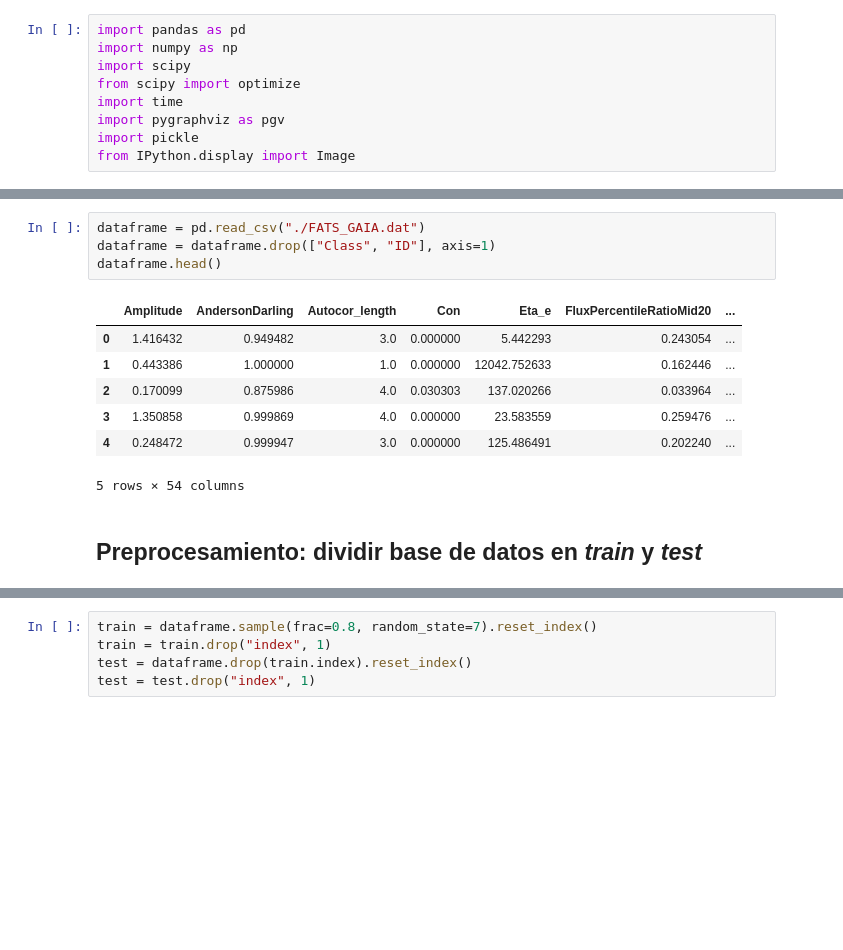
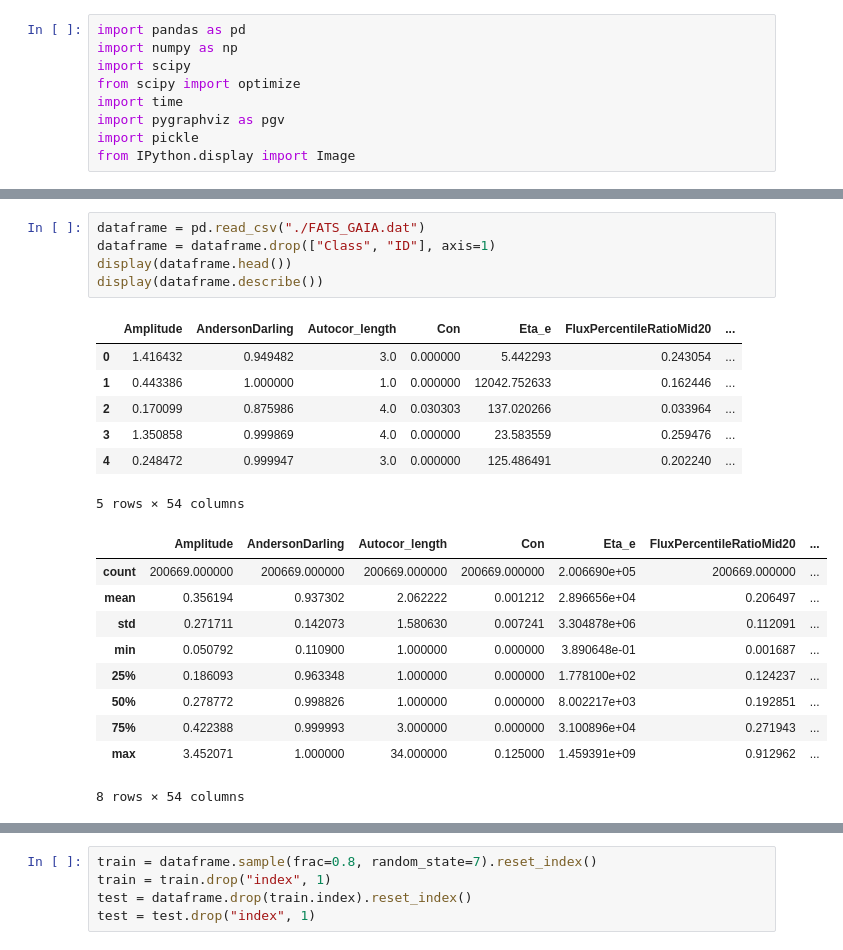
Before and after one commit to diflores/regression-tree, a Jupyter notebook: T02.ipynb, the cells around one changed output, grey strips where cells are left out. Drawn from its saved outputs; the diff is of its cells as text; blank space fills up the shorter version.

```diff
--- a/T02.ipynb
+++ b/T02.ipynb
@@ -10,14 +28,23 @@ from IPython.display import Image
 # %%
 dataframe = pd.read_csv("./FATS_GAIA.dat")
 dataframe = dataframe.drop(["Class", "ID"], axis=1)
-dataframe.head()
+display(dataframe.head())
+display(dataframe.describe())
 # %% [output]
 |  | Amplitude | AndersonDarling | Autocor_length | Con | Eta_e | FluxPercentileRatioMid20 | ... |
 | 0 | 1.416432 | 0.949482 | 3.0 | 0.000000 | 5.442293 | 0.243054 | ... |
 | 1 | 0.443386 | 1.000000 | 1.0 | 0.000000 | 12042.752633 | 0.162446 | ... |
 | 2 | 0.170099 | 0.875986 | 4.0 | 0.030303 | 137.020266 | 0.033964 | ... |
 | 3 | 1.350858 | 0.999869 | 4.0 | 0.000000 | 23.583559 | 0.259476 | ... |
 | 4 | 0.248472 | 0.999947 | 3.0 | 0.000000 | 125.486491 | 0.202240 | ... |
 5 rows × 54 columns
+|  | Amplitude | AndersonDarling | Autocor_length | Con | Eta_e | FluxPercentileRatioMid20 | ... |
+| count | 200669.000000 | 200669.000000 | 200669.000000 | 200669.000000 | 2.006690e+05 | 200669.000000 | ... |
+| mean | 0.356194 | 0.937302 | 2.062222 | 0.001212 | 2.896656e+04 | 0.206497 | ... |
+| std | 0.271711 | 0.142073 | 1.580630 | 0.007241 | 3.304878e+06 | 0.112091 | ... |
+| min | 0.050792 | 0.110900 | 1.000000 | 0.000000 | 3.890648e-01 | 0.001687 | ... |
+| 25% | 0.186093 | 0.963348 | 1.000000 | 0.000000 | 1.778100e+02 | 0.124237 | ... |
+| 50% | 0.278772 | 0.998826 | 1.000000 | 0.000000 | 8.002217e+03 | 0.192851 | ... |
+| 75% | 0.422388 | 0.999993 | 3.000000 | 0.000000 | 3.100896e+04 | 0.271943 | ... |
+| max | 3.452071 | 1.000000 | 34.000000 | 0.125000 | 1.459391e+09 | 0.912962 | ... |
+8 rows × 54 columns
-# %% [markdown]
-## Preprocesamiento: dividir base de datos en *train* y *test*
```
Also changed, not shown: parts of 20 cells of this notebook.
